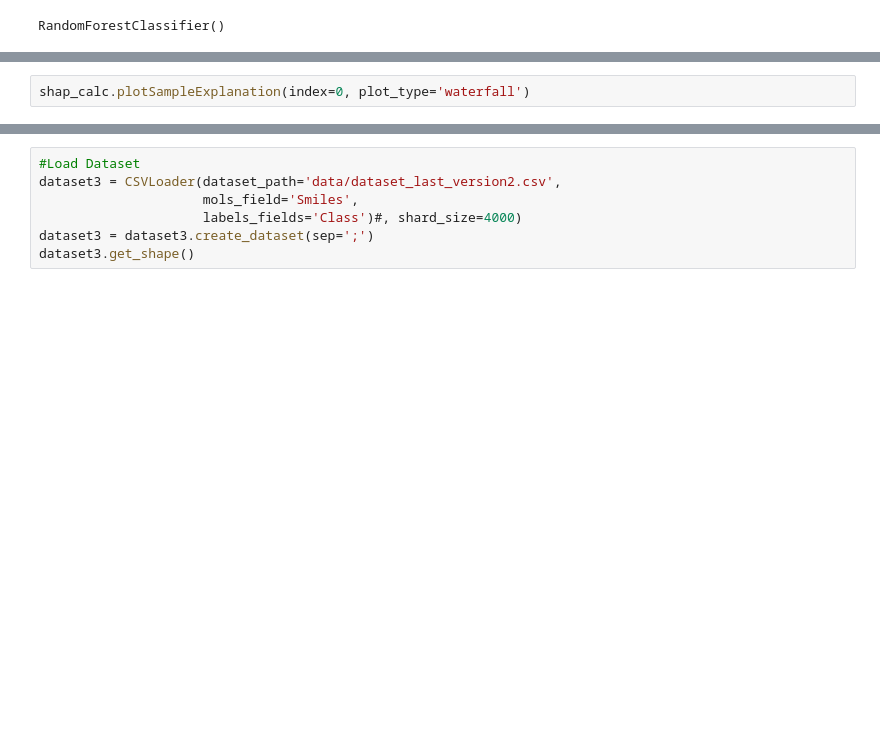
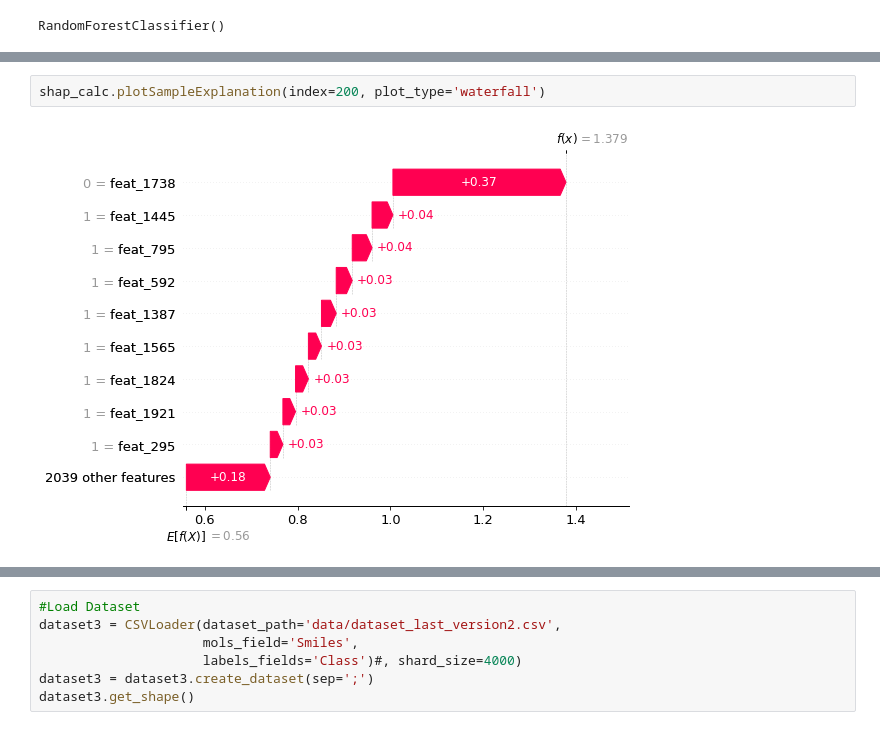
Before and after one commit to BioSystemsUM/DeepMol, a Jupyter notebook: src/SHAP_test.ipynb, the cells around one changed output, grey strips where cells are left out. Drawn from its saved outputs; the diff is of its cells as text; blank space fills up the shorter version.

```diff
--- a/src/SHAP_test.ipynb
+++ b/src/SHAP_test.ipynb
@@ -279,3 +281,5 @@ shap_calc.computePermutationShap()
 # %%
-shap_calc.plotSampleExplanation(index=0, plot_type='waterfall')
+shap_calc.plotSampleExplanation(index=200, plot_type='waterfall')
+# %% [output]
+[figure, added]
 # %%
```
Also changed, not shown: parts of 6 cells of this notebook.
